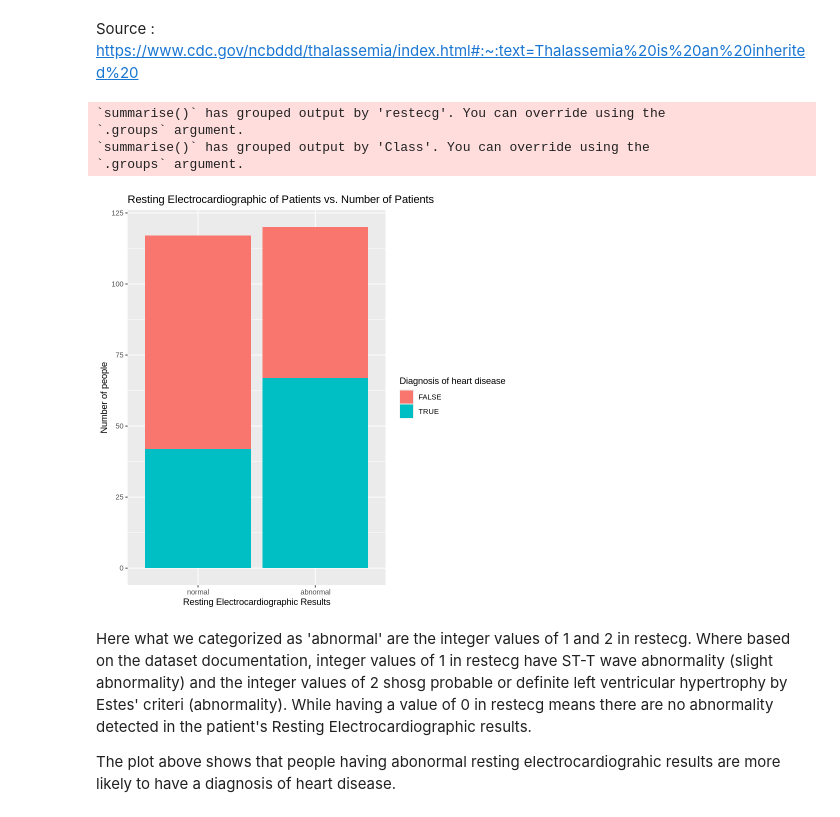
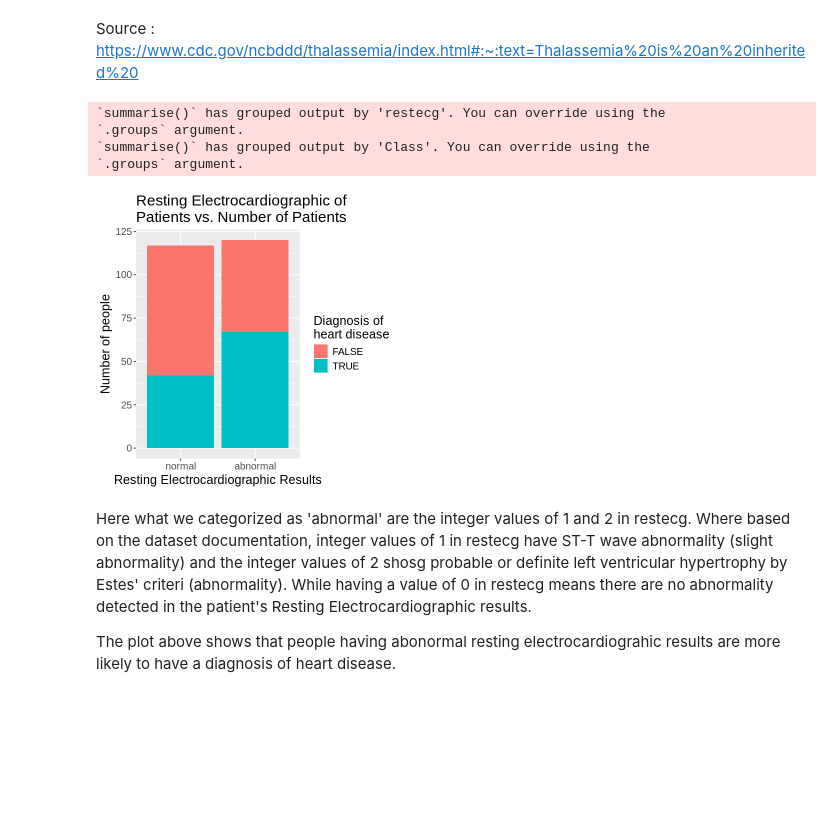
Before and after one commit to wtarit/dsci-100-project, a Jupyter notebook: group_report.ipynb, the cells around one changed output. Cells and saved outputs as stored; diff of their text form; code cells hidden in the pictures; blank space fills up the shorter version.

```diff
--- a/group_report.ipynb
+++ b/group_report.ipynb
@@ -167,27 +173,30 @@ This plot shows that people with Thalassemia blood disorder, blood disorder caus
 # %% [markdown]
 Source : https://www.cdc.gov/ncbddd/thalassemia/index.html#:~:text=Thalassemia%20is%20an%20inherited%20
 # %%
+options(repr.plot.width = 5, repr.plot.height = 5)
+
 heart_disease_count_restecg <- heart_disease_train |>
     drop_na() |>
     group_by(restecg, Class) |>
     summarize(count = n()) |>
     mutate(restecg = as_factor(ifelse(restecg == 0, "normal", "abnormal"))) %>%
     group_by(Class, restecg) %>%
     summarize(count = sum(count)) %>%
     ungroup()
 
 heart_disease_count_restecg_plot <- ggplot(heart_disease_count_restecg, aes(x = restecg, y=count, fill = Class)) +
     geom_bar(stat = "identity", position = "stack") +
-    labs(x = "Resting Electrocardiographic Results", y = "Number of people", fill = "Diagnosis of heart disease") +
-    ggtitle("Resting Electrocardiographic of Patients vs. Number of Patients")
+    labs(x = "Resting Electrocardiographic Results", y = "Number of people", fill = "Diagnosis of \nheart disease") +
+    ggtitle("Resting Electrocardiographic of \nPatients vs. Number of Patients") +
+    theme(text = element_text(size = 15))
 
 heart_disease_count_restecg_plot
 # %% [output]
 `summarise()` has grouped output by 'restecg'. You can override using the
 `.groups` argument.
 `summarise()` has grouped output by 'Class'. You can override using the
 `.groups` argument.
-[figure, old version]
+[figure, new version]
 # %% [markdown]
 Here what we categorized as 'abnormal' are the integer values of 1 and 2 in restecg. Where based on the dataset documentation, integer values of 1 in restecg have ST-T wave abnormality (slight abnormality) and the integer values of 2  shosg probable or definite left ventricular hypertrophy by Estes' criteri (abnormality). While having a value of 0 in restecg means there are no abnormality detected in the patient's Resting Electrocardiographic results.
 
```
Also changed, not shown: parts of 5 cells of this notebook.
